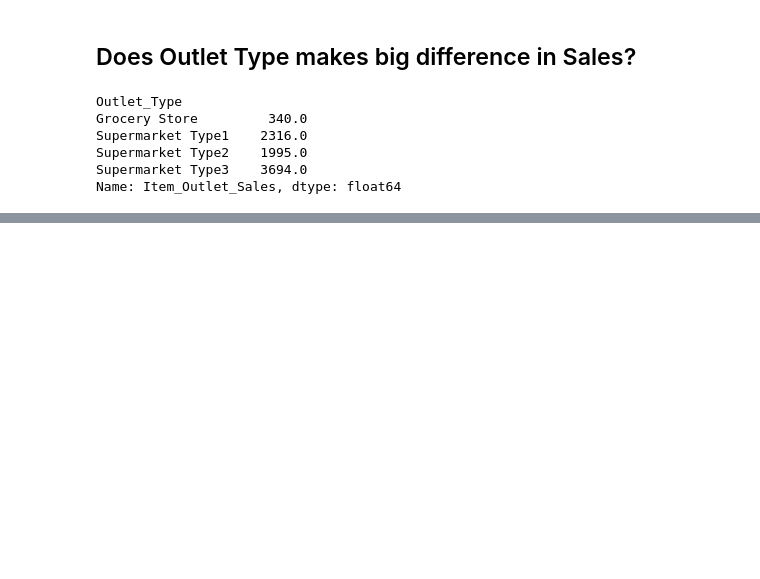
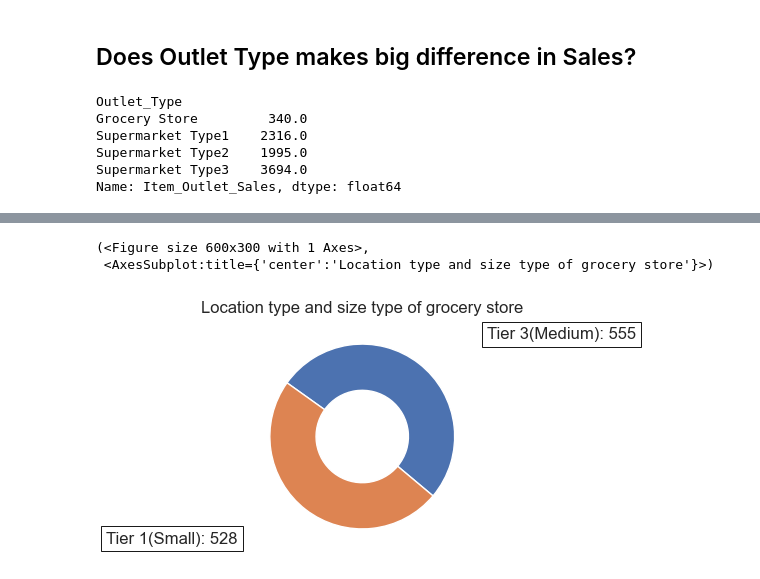
Before and after one commit to QianFu520/Food-Sales-Predictions, a Jupyter notebook: Part 3-Explanatory Visualizations Tell a Story.ipynb, the cells around one changed output, grey strips where cells are left out. Cells and saved outputs as stored; diff of their text form; code cells hidden in the pictures; blank space fills up the shorter version.

```diff
--- a/Part 3-Explanatory Visualizations Tell a Story.ipynb
+++ b/Part 3-Explanatory Visualizations Tell a Story.ipynb
@@ -133,0 +193,11 @@ plt.show()
+# %%
+types= ['Tier 3(Medium): 555', 'Tier 1(Small): 528']
+data= [555, 528]
+q='Location type and size type of grocery store'
+# %%
+grocery = grocery_location_fig, ax = outlet_pie(types, data, q)
+grocery
+# %% [output]
+(<Figure size 600x300 with 1 Axes>,
+ <AxesSubplot:title={'center':'Location type and size type of grocery store'}>)
+[figure, added]
```
Also changed, not shown: parts of 13 cells of this notebook.
